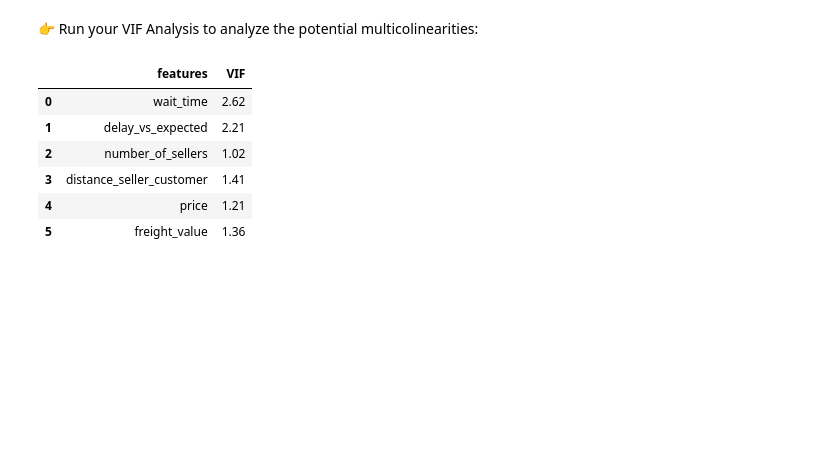
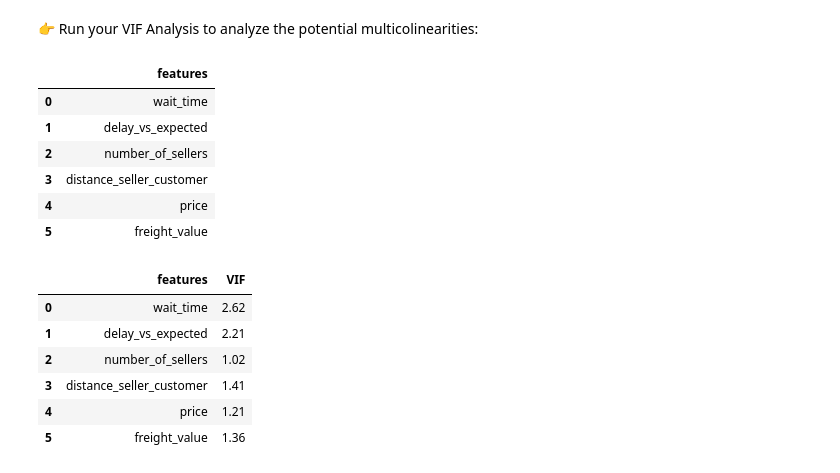
Before and after one commit to multiyumz/data-science-challenges, a Jupyter notebook: data-logit/logit.ipynb, the cells around one changed output. Saved outputs shown, nothing was run; the diff lists cells and outputs as text; code cells hidden in the pictures; blank space fills up the shorter version.

```diff
--- a/data-logit/logit.ipynb
+++ b/data-logit/logit.ipynb
@@ -101,6 +104,16 @@ vif_data['features'] = order_standardised[[
             'distance_seller_customer',
             'price',
             'freight_value']].columns
+# %%
+vif_data
+# %% [output]
+|  | features |
+| 0 | wait_time |
+| 1 | delay_vs_expected |
+| 2 | number_of_sellers |
+| 3 | distance_seller_customer |
+| 4 | price |
+| 5 | freight_value |
 # %%
 vif_data["VIF"] = [variance_inflation_factor(order_standardised[[
             'wait_time',
```
Also changed, not shown: parts of 2 cells of this notebook, 16 other files.
